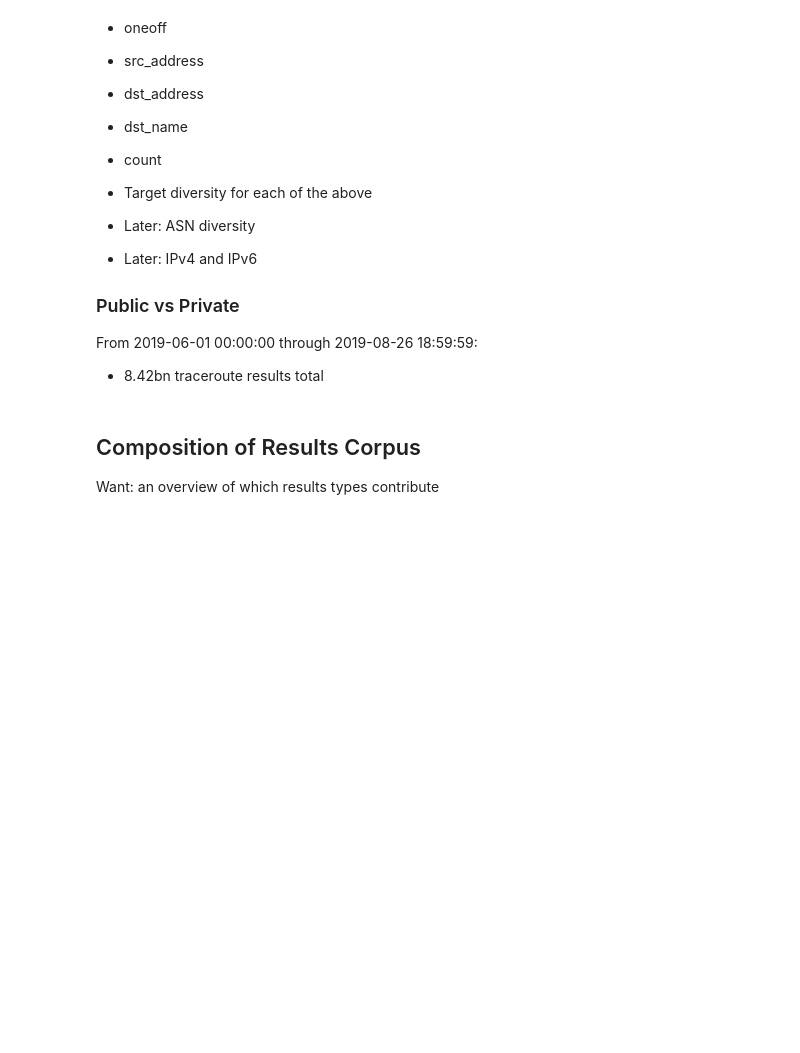
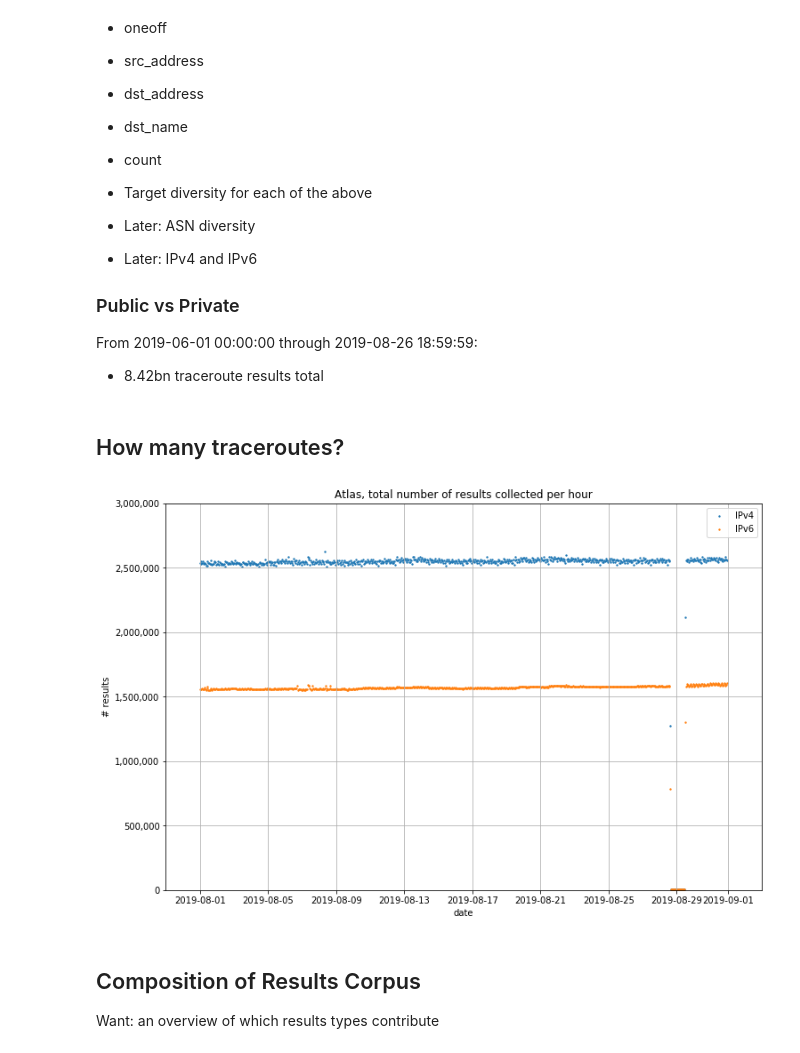
Before and after one commit to sdstrowes/atlascomparison, a Jupyter notebook: atlas.ipynb, the cells around one changed output. Cells and saved outputs as stored; diff of their text form; code cells hidden in the pictures; blank space fills up the shorter version.

```diff
--- a/atlas.ipynb
+++ b/atlas.ipynb
@@ -63,3 +63,5 @@ Can I define a table that includes:
 
 From 2019-06-01 00:00:00 through 2019-08-26 18:59:59:
 * 8.42bn traceroute results total
+# %% [markdown]
+## How many traceroutes?
@@ -66,3 +81,26 @@ From 2019-06-01 00:00:00 through 2019-08-26 18:59:59:
+# %%
+import matplotlib as mplotlib
+import matplotlib.pyplot as plt
+plt.rcParams['figure.figsize'] = [12, 8]
+fig, ax = plt.subplots()
+
+for af in [4, 6]:
+        grp   = atlas_results_per_day[(atlas_results_per_day['af'] == af)]
+        label = "IPv" + str(af)
+        plt.scatter(grp['hour'], grp['count'], label=label, s=1.8)
+
+ax.grid(True)
+ax.set_title("Atlas, total number of results collected per hour")
+ax.set_xlabel('date')
+ax.set_ylabel('# results')
+ax.legend(loc='best')
+ax.set_xlim(left="2019-07-30", right="2019-09-03")
+ax.set_ylim(bottom=0, top=3000000)
+ax.get_yaxis().set_major_formatter(
+    mplotlib.ticker.FuncFormatter(lambda x, p: format(int(x), ','))
+)
+# %% [output]
+[figure, added]
 # %% [markdown]
 ## Composition of Results Corpus
 
```
Also changed, not shown: parts of 29 cells of this notebook, 2 other files.
